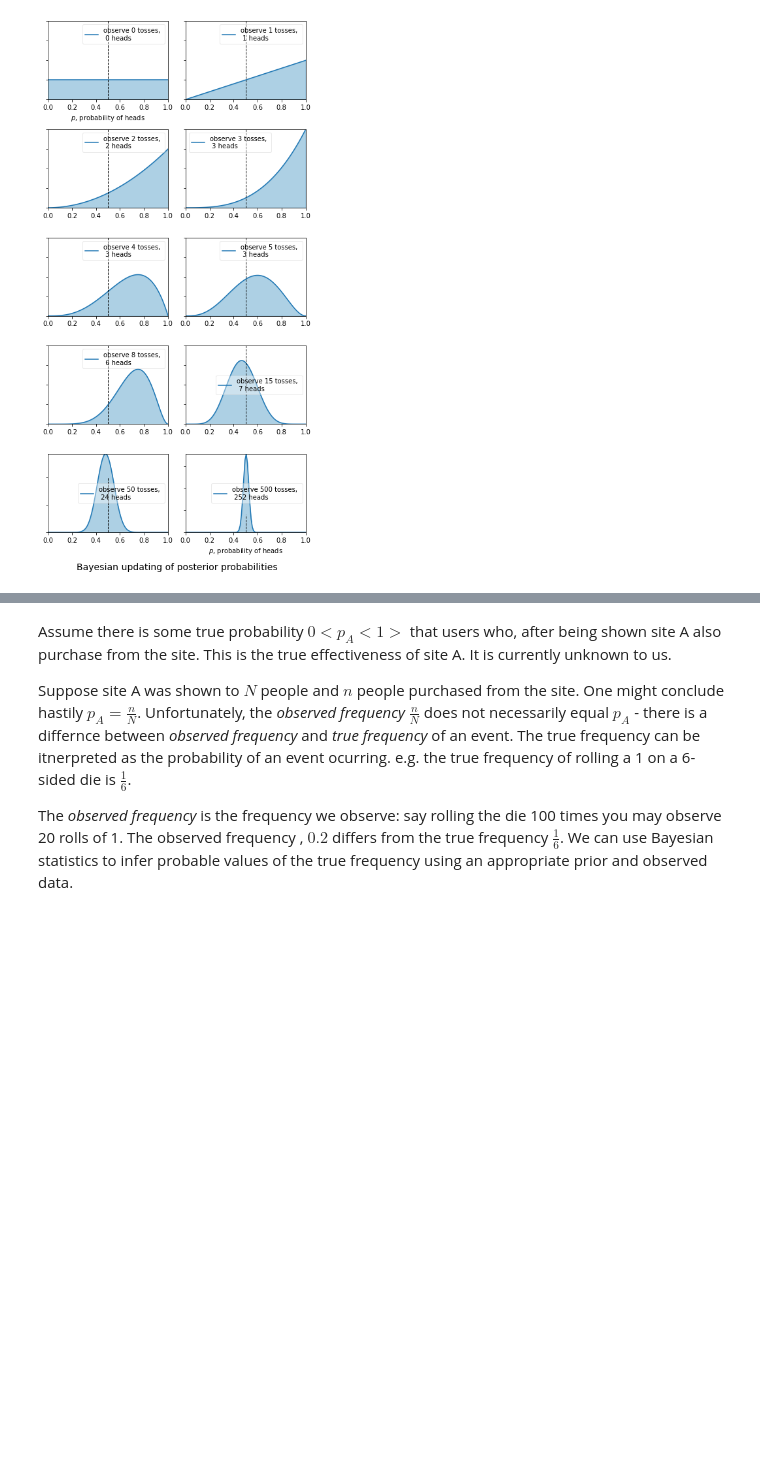
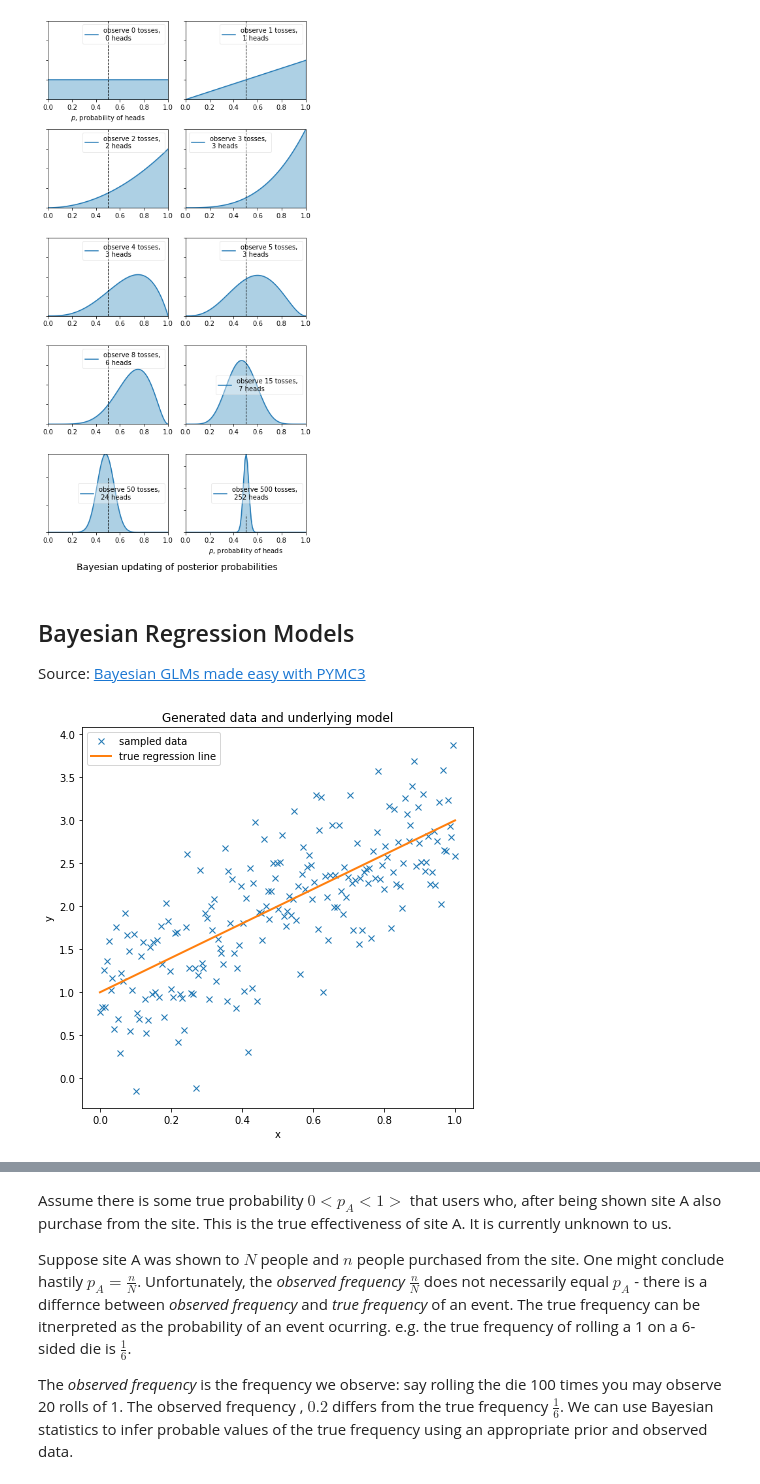
Before and after one commit to A-Lohse/Computational-Social-Science-Journal-Club, a Jupyter notebook: 05-12-2022-Baysian-Statistics/intro-to-bayesian-statistics.ipynb, the cells around one changed output, grey strips where cells are left out. Cells and saved outputs as stored; diff of their text form; code cells hidden in the pictures; blank space fills up the shorter version.

```diff
--- a/05-12-2022-Baysian-Statistics/intro-to-bayesian-statistics.ipynb
+++ b/05-12-2022-Baysian-Statistics/intro-to-bayesian-statistics.ipynb
@@ -56,3 +60,6 @@ for k, N in enumerate(n_trials):
     plt.tight_layout(rect=(0,0,1,3))
 # %% [output]
 [figure]
+# %% [markdown]
+## Bayesian Regression Models
+Source: [Bayesian GLMs made easy with PYMC3](https://twiecki.io/blog/2013/08/12/bayesian-glms-1/)
@@ -58,0 +79,9 @@ for k, N in enumerate(n_trials):
+# %%
+# visualise it
+fig = plt.figure(figsize=(7, 7))
+ax = fig.add_subplot(111, xlabel='x', ylabel='y', title='Generated data and underlying model')
+ax.plot(x, y, 'x', label='sampled data')
+ax.plot(x, true_regression_line, label='true regression line', lw=2.)
+plt.legend(loc=0);
+# %% [output]
+[figure, added]
```
Also changed, not shown: parts of 69 cells of this notebook.
